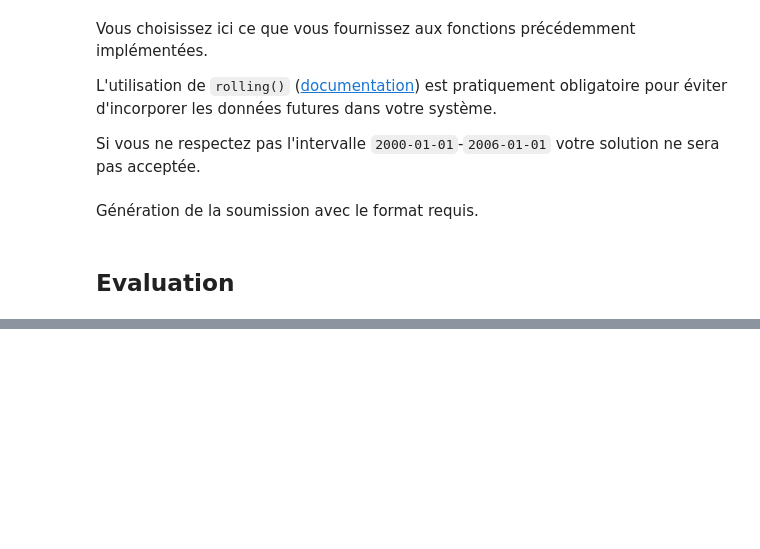
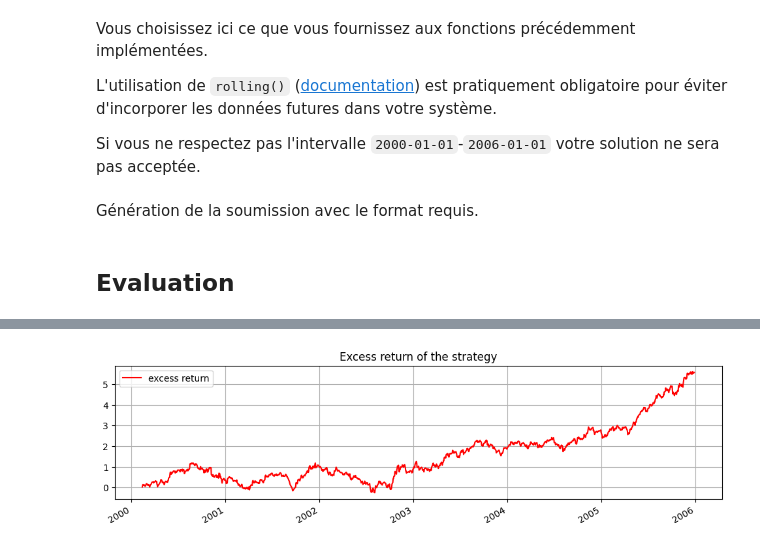
Before and after one commit to l9kd1/datathon-23, a Jupyter notebook: main.ipynb, the cells around one changed output, grey strips where cells are left out. Cells and saved outputs as stored; diff of their text form; code cells hidden in the pictures; blank space fills up the shorter version.

```diff
--- a/main.ipynb
+++ b/main.ipynb
@@ -169,3 +195,9 @@ plt.grid()
+# %%
+(cumulative_returns['portfolio_return']-cumulative_returns['benchmark_return']).plot(figsize=(12,3),label='excess return',color='r',legend=True)
+plt.title('Excess return of the strategy')
+plt.grid()
+# %% [output]
+[figure, added]
 # %%
 daily_returns.plot(figsize=(12,3))
 plt.grid()
```
Also changed, not shown: parts of 36 cells of this notebook, 2 other files.
